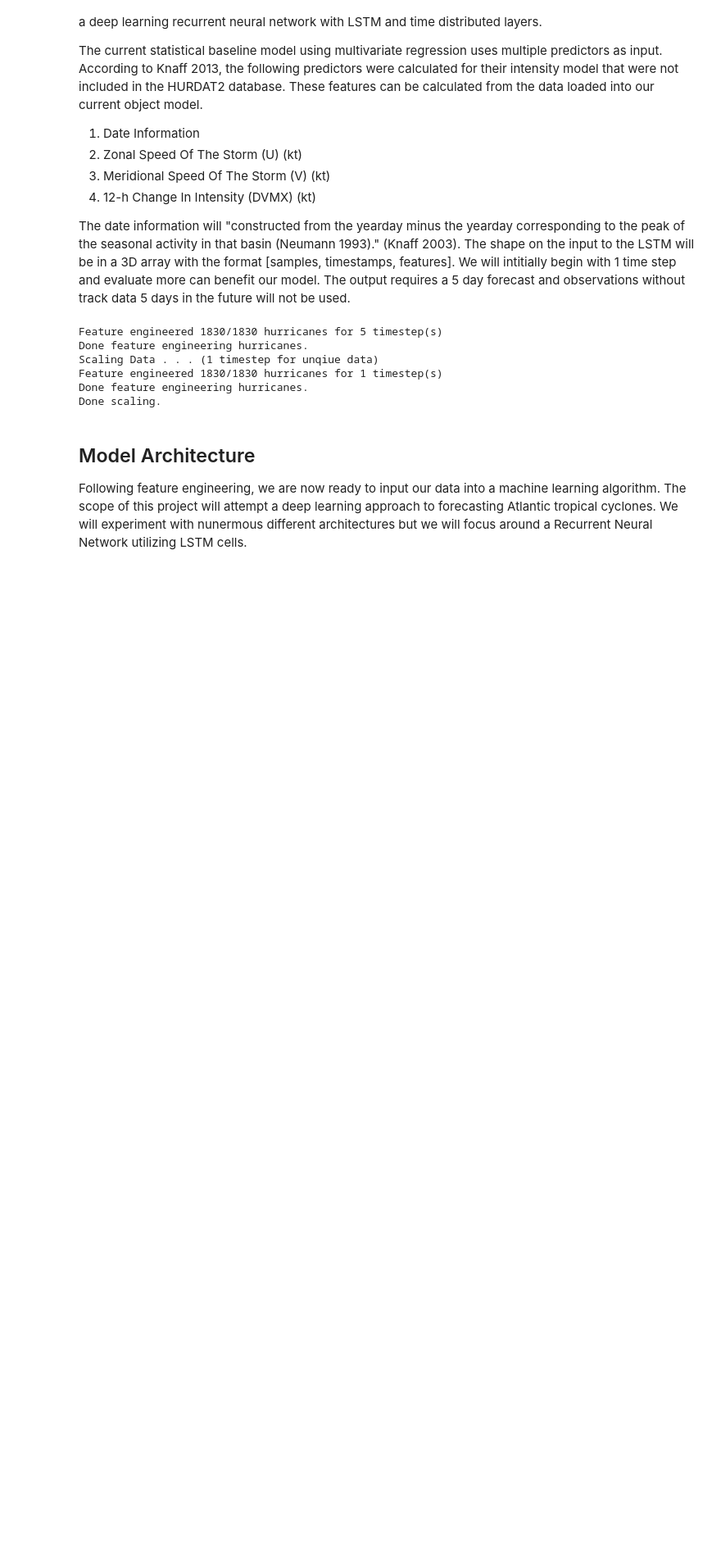
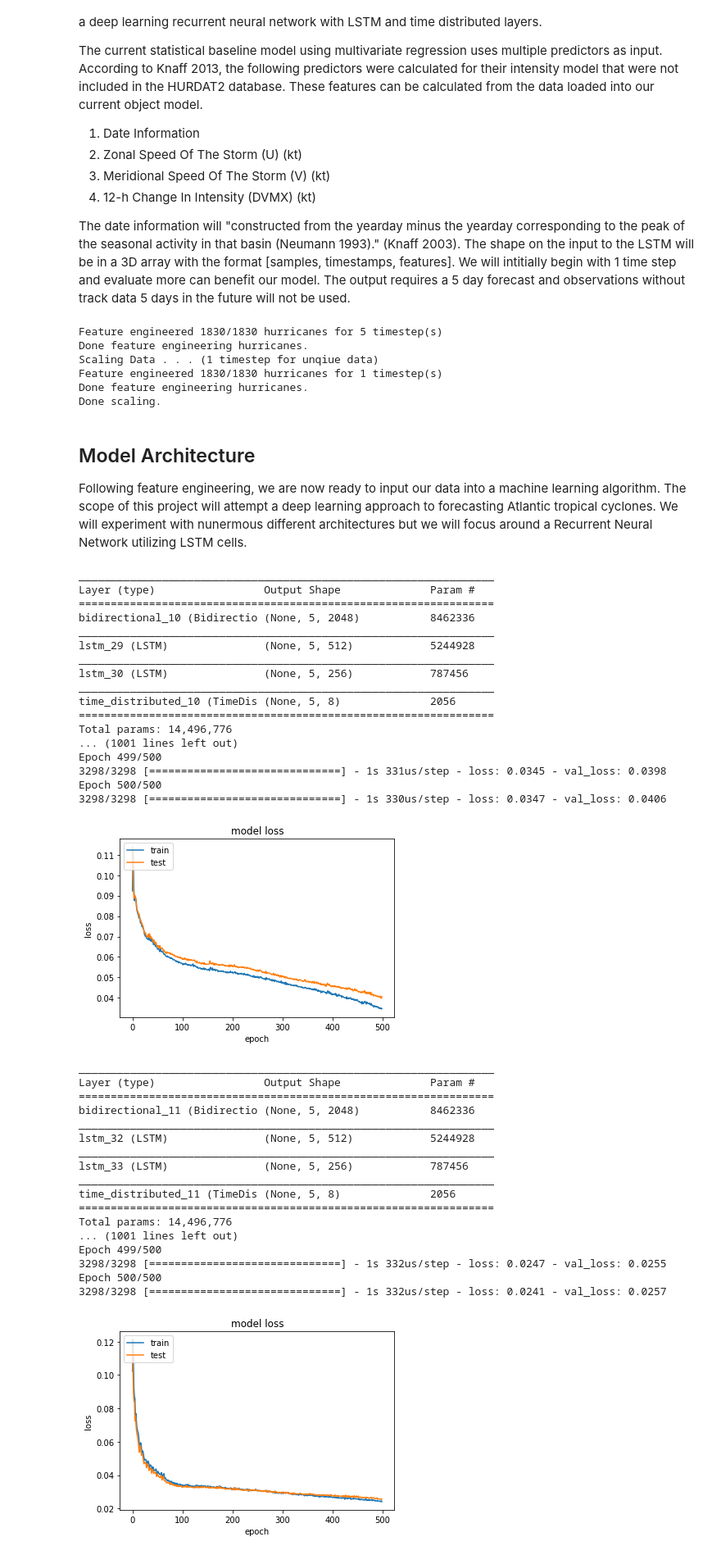
Before and after one commit to hammad93/hurricane-net, a Jupyter notebook: hurricane-net.ipynb, the cells around one changed output. Shown at 82% size. Cells and saved outputs as stored; diff of their text form; code cells hidden in the pictures; blank space fills up the shorter version.

```diff
--- a/hurricane-net.ipynb
+++ b/hurricane-net.ipynb
@@ -372,32 +372,70 @@ def bd_lstm_td(X_train, y_train, X_test, y_test) :
     model = Sequential()
     model.add(Bidirectional(LSTM(units = 1024, return_sequences = True, dropout = 0.05), input_shape = (5,8)))
     model.add(LSTM(units = 512, return_sequences = True, dropout = 0.05))
     model.add(LSTM(units = 256, return_sequences = True, dropout = 0.05))
     model.add(TimeDistributed(Dense(8)))
-    model.compile(loss='mean_squared_error', optimizer='adam')
+    model.compile(loss='mae', optimizer='adam')
     print(model.summary())
     history = model.fit(X_train, y_train, batch_size = len(X_train), epochs = 500,
                         validation_data = (X_test, y_test))
 
     # summarize history for loss
     plt.plot(history.history['loss'])
     plt.plot(history.history['val_loss'])
     plt.title('model loss')
     plt.ylabel('loss')
     plt.xlabel('epoch')
     plt.legend(['train', 'test'], loc='upper left')
     plt.show()
     return model
 
 def lstm_td(X_train, X_test, y_train, y_test) :
     model = Sequential()
     model.add(LSTM(units = 1024, input_shape = (5,8), return_sequences = True))
     model.add(TimeDistributed(Dense(8)))
     model.compile(loss='mean_squared_error', optimizer='adam')
     print(model.summary())
     model.fit(X_train, y_train, batch_size = len(X_train), epochs = 300)
 
     return model
 
 model_wind = bd_lstm_td(X_train, y_train_wind, X_test, y_test_wind)
-model_latlong = bd_lstm_td(X_train, y_train_latlong)
+model_lat = bd_lstm_td(X_train, y_train_lat, X_test, y_test_lat)
+model_long = bd_lstm_td(X_train, y_train_long, X_test, y_test_long)
+# %% [output]
+_________________________________________________________________
+Layer (type)                 Output Shape              Param #
+=================================================================
+bidirectional_10 (Bidirectio (None, 5, 2048)           8462336
+_________________________________________________________________
+lstm_29 (LSTM)               (None, 5, 512)            5244928
+_________________________________________________________________
+lstm_30 (LSTM)               (None, 5, 256)            787456
+_________________________________________________________________
+time_distributed_10 (TimeDis (None, 5, 8)              2056
+=================================================================
+Total params: 14,496,776
+... (1001 lines left out)
+Epoch 499/500
+3298/3298 [==============================] - 1s 331us/step - loss: 0.0345 - val_loss: 0.0398
+Epoch 500/500
+3298/3298 [==============================] - 1s 330us/step - loss: 0.0347 - val_loss: 0.0406
+[figure, added]
+_________________________________________________________________
+Layer (type)                 Output Shape              Param #
+=================================================================
+bidirectional_11 (Bidirectio (None, 5, 2048)           8462336
+_________________________________________________________________
+lstm_32 (LSTM)               (None, 5, 512)            5244928
+_________________________________________________________________
+lstm_33 (LSTM)               (None, 5, 256)            787456
+_________________________________________________________________
+time_distributed_11 (TimeDis (None, 5, 8)              2056
+=================================================================
+Total params: 14,496,776
+... (1001 lines left out)
+Epoch 499/500
+3298/3298 [==============================] - 1s 332us/step - loss: 0.0247 - val_loss: 0.0255
+Epoch 500/500
+3298/3298 [==============================] - 1s 332us/step - loss: 0.0241 - val_loss: 0.0257
+[figure, added]
```
Also changed, not shown: parts of 6 cells of this notebook.
